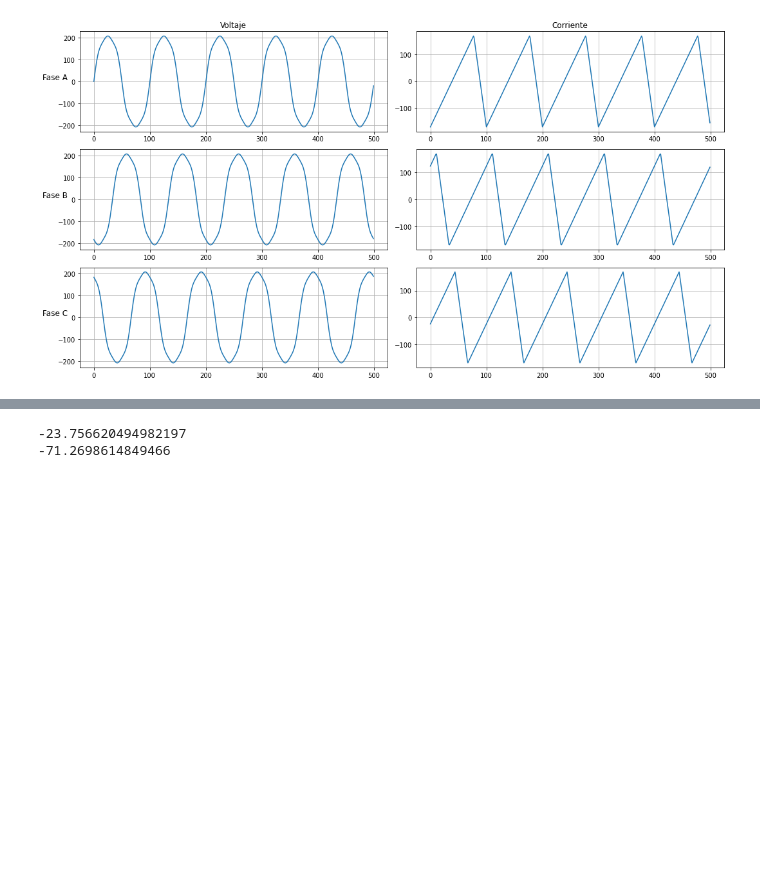
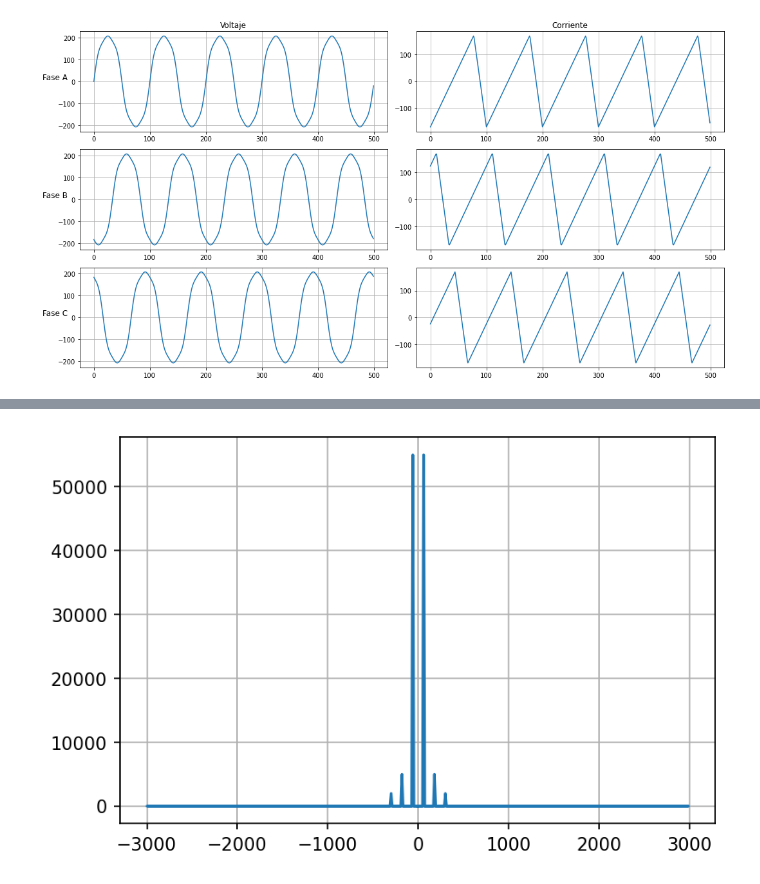
Before and after one commit to DnelZpt/line_analyzer, a Jupyter notebook: final_project.ipynb, the cells around one changed output, grey strips where cells are left out. Saved outputs shown, nothing was run; the diff lists cells and outputs as text; code cells hidden in the pictures; blank space fills up the shorter version.

```diff
--- a/final_project.ipynb
+++ b/final_project.ipynb
@@ -81,10 +82,19 @@ pt = p1 + p2 + p3
 s1 = v1_rms * i1_rms
 s2 = v2_rms * i2_rms
 s3 = v3_rms * i3_rms
+# %%
+# Fast Fourier Transform
+Fs = 6000  # Sample Frequency [Hz]
+N = len(v1)   # Amount of data
+
+yf = fft(v1)
+xf = fftfreq(N, 1 / Fs)
+
+plt.figure(dpi=150)
+plt.plot(xf, np.abs(yf))
+plt.grid()
+plt.show()
+# %% [output]
+[figure, added]
 # %%
 # This cell is used to test some concepts
-print(i3[0])
-print(i_n[0])
-# %% [output]
--23.756620494982197
--71.2698614849466
```
Also changed, not shown: parts of 2 cells of this notebook.
